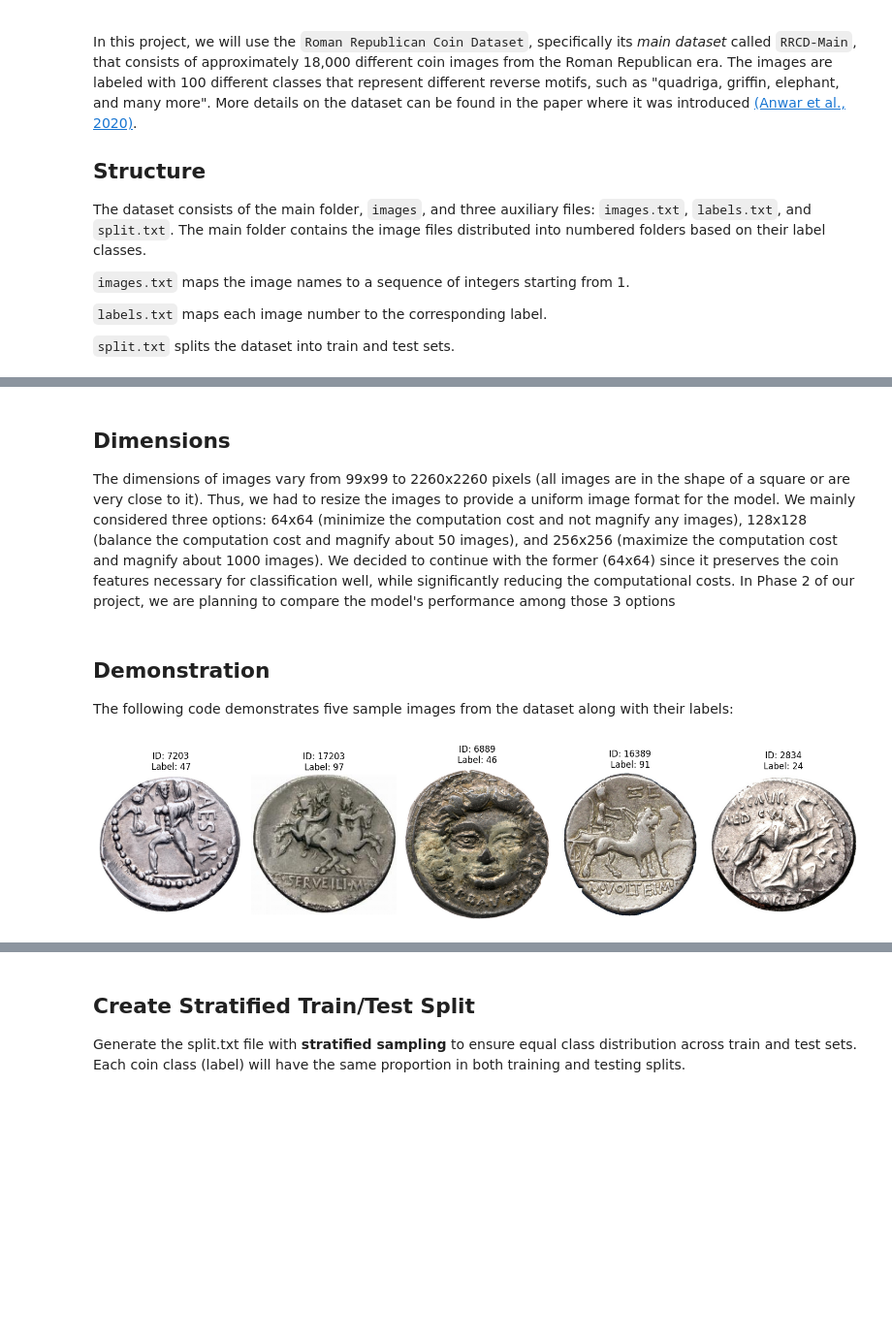
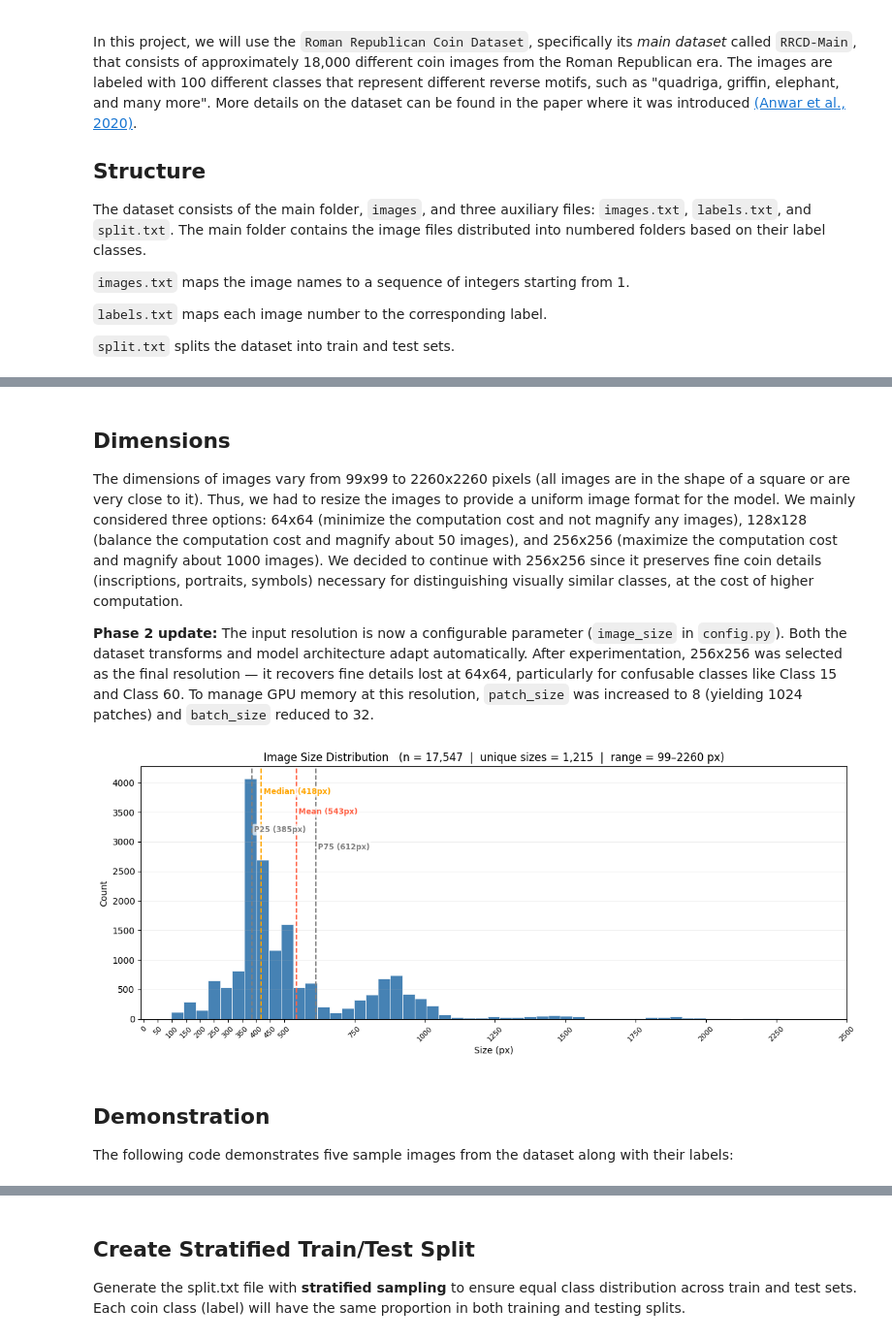
Before and after one commit to zradj/roman-coins-deep-learning, a Jupyter notebook: roman_coins_deep_learning.ipynb, the cells around one changed output, grey strips where cells are left out. Shown at 97% size. Drawn from its saved outputs; the diff is of its cells as text; code cells hidden in the pictures; blank space fills up the shorter version.

```diff
--- a/roman_coins_deep_learning.ipynb
+++ b/roman_coins_deep_learning.ipynb
@@ -100,4 +134,6 @@ display(HTML(f"""
 # %% [markdown]
 ## Dimensions
 
-The dimensions of images vary from 99x99 to 2260x2260 pixels (all images are in the shape of a square or are very close to it). Thus, we had to resize the images to provide a uniform image format for the model. We mainly considered three options: 64x64 (minimize the computation cost and not magnify any images), 128x128 (balance the computation cost and magnify about 50 images), and 256x256 (maximize the computation cost and magnify about 1000 images). We decided to continue with the former (64x64) since it preserves the coin features necessary for classification well, while significantly reducing the computational costs. In Phase 2 of our project, we are planning to compare the model's performance among those 3 options
+The dimensions of images vary from 99x99 to 2260x2260 pixels (all images are in the shape of a square or are very close to it). Thus, we had to resize the images to provide a uniform image format for the model. We mainly considered three options: 64x64 (minimize the computation cost and not magnify any images), 128x128 (balance the computation cost and magnify about 50 images), and 256x256 (maximize the computation cost and magnify about 1000 images). We decided to continue with 256x256 since it preserves fine coin details (inscriptions, portraits, symbols) necessary for distinguishing visually similar classes, at the cost of higher computation.
+
+**Phase 2 update:** The input resolution is now a configurable parameter (`image_size` in `config.py`). Both the dataset transforms and model architecture adapt automatically. After experimentation, 256x256 was selected as the final resolution — it recovers fine details lost at 64x64, particularly for confusable classes like Class 15 and Class 60. To manage GPU memory at this resolution, `patch_size` was increased to 8 (yielding 1024 patches) and `batch_size` reduced to 32.
@@ -171,57 +140,10 @@ plt.show()
+# %%
+from coin_classifier import plot_image_size_distribution
+
+plot_image_size_distribution(base_path='CoinsDataset')
+# %% [output]
+[figure, added]
 # %% [markdown]
 ## Demonstration
 
 The following code demonstrates five sample images from the dataset along with their labels:
-# %%
-import pandas as pd
-import matplotlib.pyplot as plt
-import matplotlib.image as mpimg
-
-# Define paths
-base_dataset_path = 'CoinsDataset/'
-images_file = os.path.join(base_dataset_path, 'images.txt')
-labels_file = os.path.join(base_dataset_path, 'labels.txt')
-images_dir = os.path.join(base_dataset_path, 'images/')
-
-# Load images.txt into a DataFrame
-images_df = pd.read_csv(images_file, sep=' ', header=None, names=['id', 'path'])
-
-# Load labels.txt into a DataFrame
-labels_df = pd.read_csv(labels_file, sep=' ', header=None, names=['id', 'label'])
-
-# Merge the two dataframes to get image paths and their labels
-data_df = pd.merge(images_df, labels_df, on='id')
-
-# Display a few sample images with their labels
-plt.figure(figsize=(15, 10))
-for i in range(5):
-    # Get a random sample
-    sample = data_df.sample(1).iloc[0]
-    image_id = sample['id']
-    image_path_relative = sample['path']
-    label = sample['label']
-
-    # Construct the full image path (assuming images are in subdirectories named after their category)
-    # The 'path' in images.txt is like '1/004076.png', where '1' is the label/category ID.
-    # So, the full path is images_dir + image_path_relative
-    full_image_path = os.path.join(images_dir, image_path_relative)
-
-    plt.subplot(1, 5, i + 1)
-    try:
-        img = mpimg.imread(full_image_path)
-        plt.imshow(img)
-        plt.title(f"ID: {image_id}\nLabel: {label}")
-        plt.axis('off')
-    except FileNotFoundError:
-        print(f"Warning: Image not found at {full_image_path}")
-        plt.title(f"Image not found\nID: {image_id}")
-        plt.axis('off')
-    except Exception as e:
-        print(f"An error occurred while loading image {full_image_path}: {e}")
-        plt.title(f"Error loading\nID: {image_id}")
-        plt.axis('off')
-
-plt.tight_layout()
-plt.show()
-# %% [output]
-[figure, removed]
```
Also changed, not shown: parts of 33 cells of this notebook, 2 other files.
